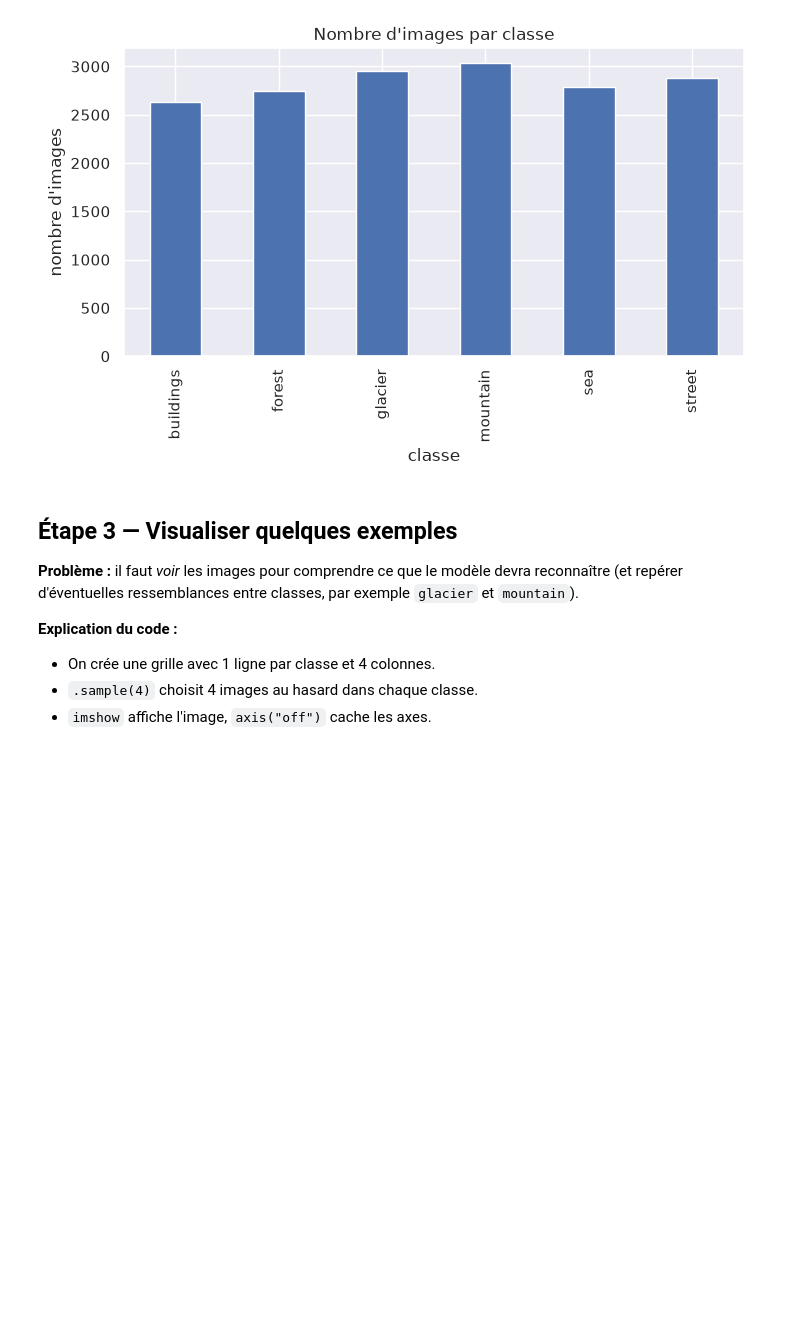
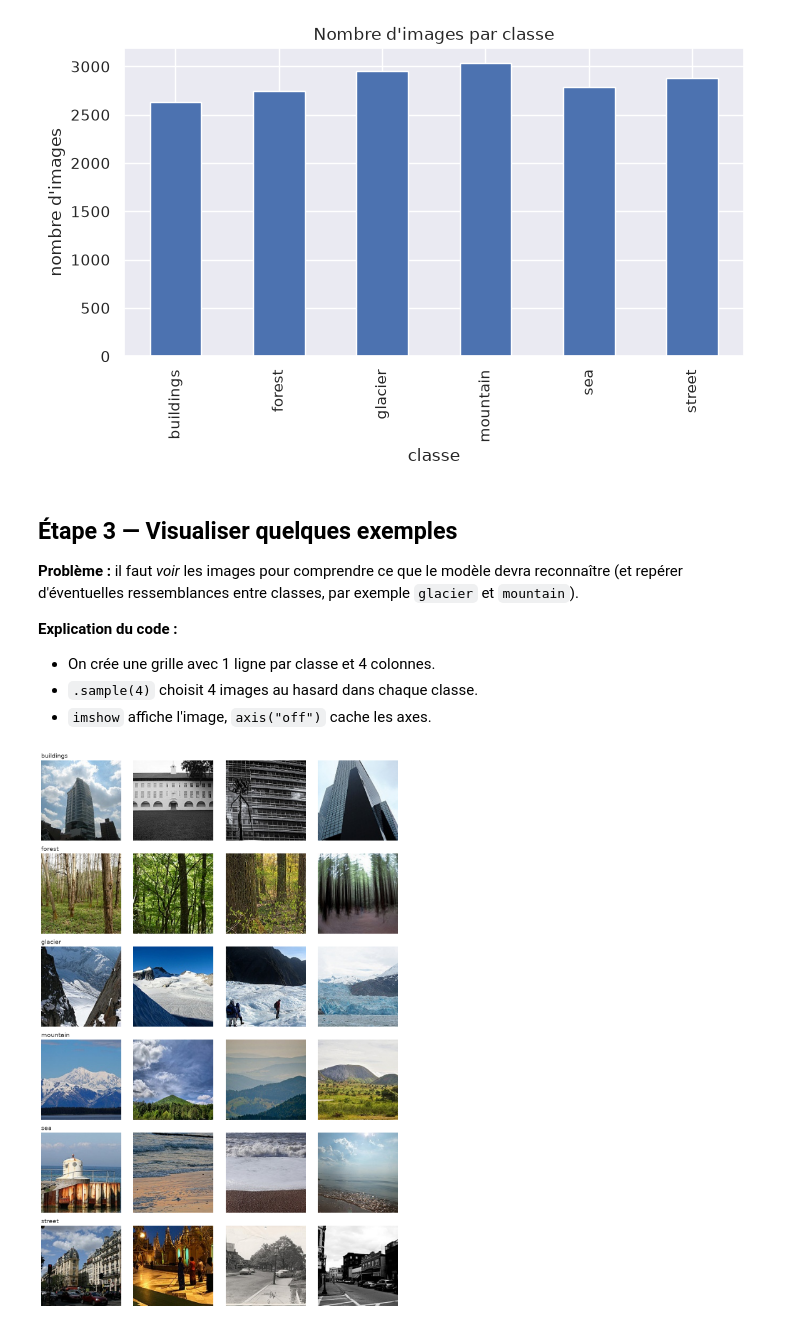
Before and after one commit to maryemlakhouil/TerraVision_AI, a Jupyter notebook: exploration.ipynb, the cells around one changed output. Cells and saved outputs as stored; diff of their text form; code cells hidden in the pictures; blank space fills up the shorter version.

Commit message:
lister les images de chaque classe

```diff
--- a/exploration.ipynb
+++ b/exploration.ipynb
@@ -73,3 +73,18 @@ Name: count, dtype: int64
 - On crée une grille avec 1 ligne par classe et 4 colonnes.
 - `.sample(4)` choisit 4 images au hasard dans chaque classe.
 - `imshow` affiche l'image, `axis("off")` cache les axes.
+# %%
+fig, axes = plt.subplots(len(CLASSES), 4, figsize=(12, 18))
+
+for i, classe in enumerate(CLASSES):
+    chemins = df[df["classe"] == classe].sample(4, random_state=SEED)["chemin"]
+    for j, chemin in enumerate(chemins):
+        axes[i, j].imshow(Image.open(chemin))
+        axes[i, j].axis("off")
+        if j == 0:
+            axes[i, j].set_title(classe, loc="left", fontsize=14)
+
+plt.tight_layout()
+plt.show()
+# %% [output]
+[figure, added]
```
